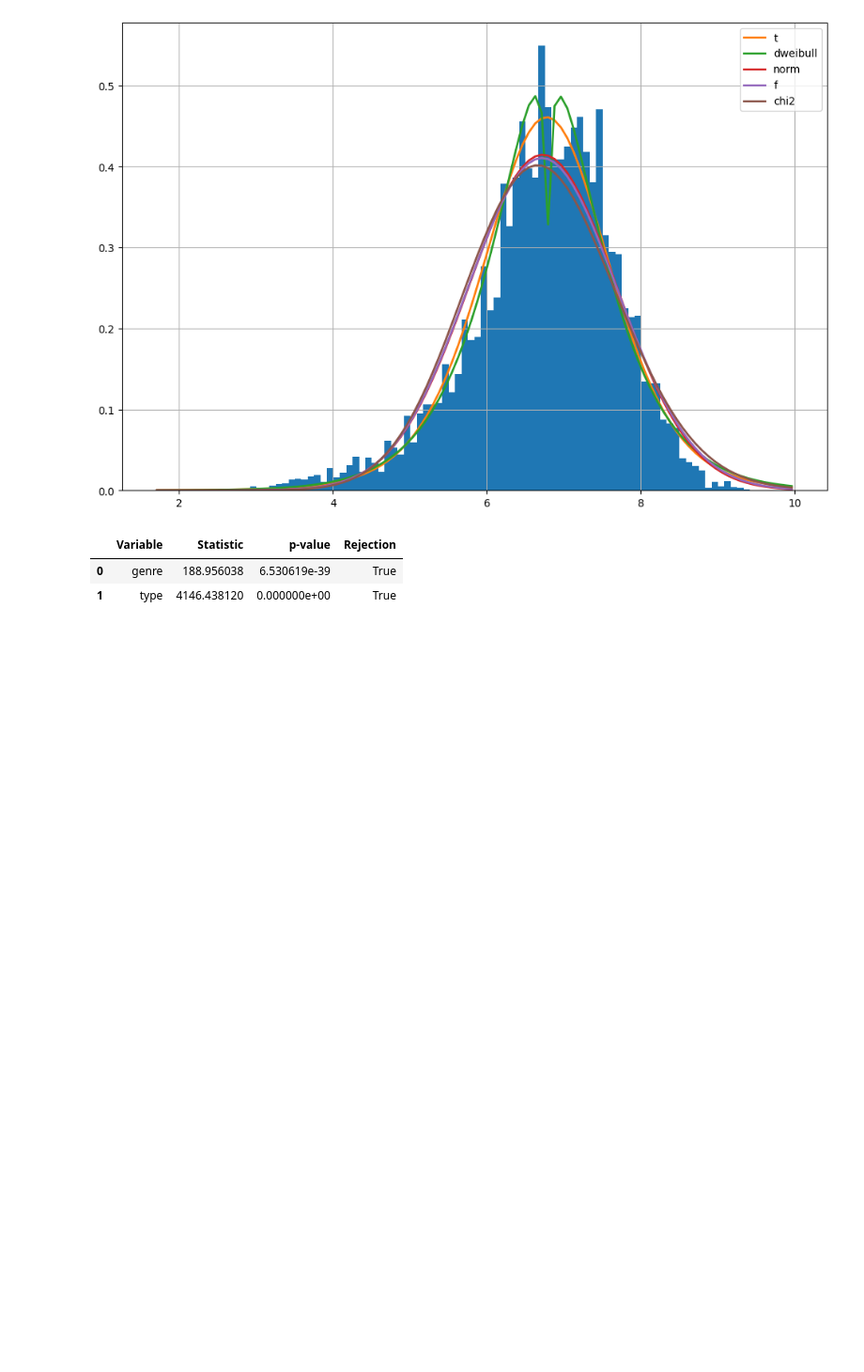
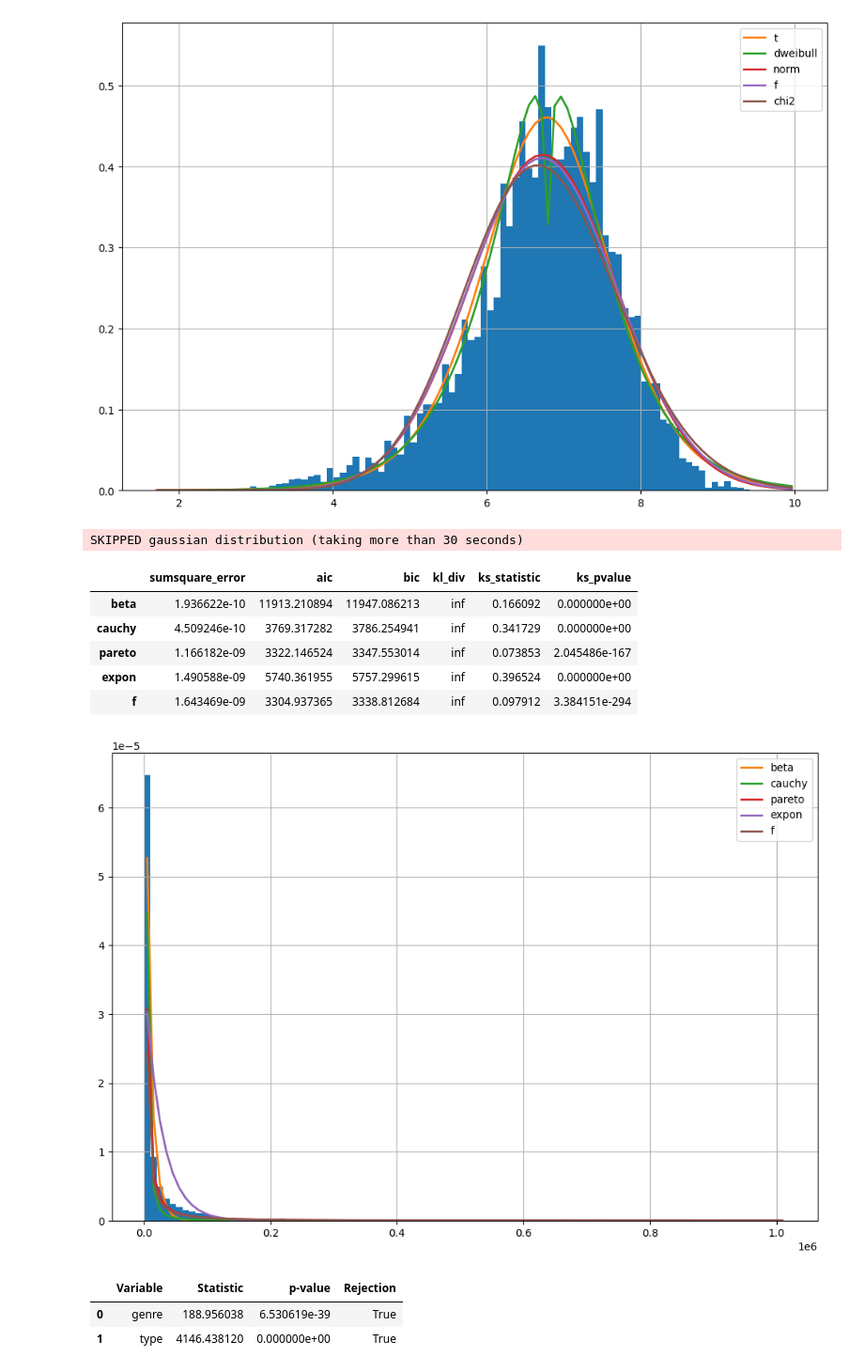
Before and after one commit to obenchekro/MyAnimeList-Recommandation-System, a Jupyter notebook: notebook/MyAnimeList Recommandation System.ipynb, the cells around one changed output. Shown at 94% size. Drawn from its saved outputs; the diff is of its cells as text; code cells hidden in the pictures; blank space fills up the shorter version.

```diff
--- a/notebook/MyAnimeList Recommandation System.ipynb
+++ b/notebook/MyAnimeList Recommandation System.ipynb
@@ -406,6 +406,23 @@ SKIPPED gaussian distribution (taking more than 30 seconds)
 | f | 0.151942 | 896.607136 | 930.482455 | inf | 0.050586 | 1.005179e-78 |
 | chi2 | 0.190113 | 946.615075 | 972.021564 | inf | 0.058736 | 5.274604e-106 |
 [figure]
+# %%
+distribution_M2 = ["gaussian", "norm", "chi2", "cauchy", "expon", "f", "t", "gamma", "beta", "pareto", "uniform", "dweibull"]
+f = Fitter(exploded_genre_df.members, distributions=distribution_M2)
+f.fit()
+
+plt.figure(figsize=(12, 8))
+plt.title('Distribution théorique et empirique de la Popularité')
+f.summary()
+# %% [output]
+SKIPPED gaussian distribution (taking more than 30 seconds)
+|  | sumsquare_error | aic | bic | kl_div | ks_statistic | ks_pvalue |
+| beta | 1.936622e-10 | 11913.210894 | 11947.086213 | inf | 0.166092 | 0.000000e+00 |
+| cauchy | 4.509246e-10 | 3769.317282 | 3786.254941 | inf | 0.341729 | 0.000000e+00 |
+| pareto | 1.166182e-09 | 3322.146524 | 3347.553014 | inf | 0.073853 | 2.045486e-167 |
+| expon | 1.490588e-09 | 5740.361955 | 5757.299615 | inf | 0.396524 | 0.000000e+00 |
+| f | 1.643469e-09 | 3304.937365 | 3338.812684 | inf | 0.097912 | 3.384151e-294 |
+[figure, added]
 # %%
 unique_types = exploded_genre_df.type.unique().tolist()
 
```
Also changed, not shown: parts of 19 cells of this notebook.
